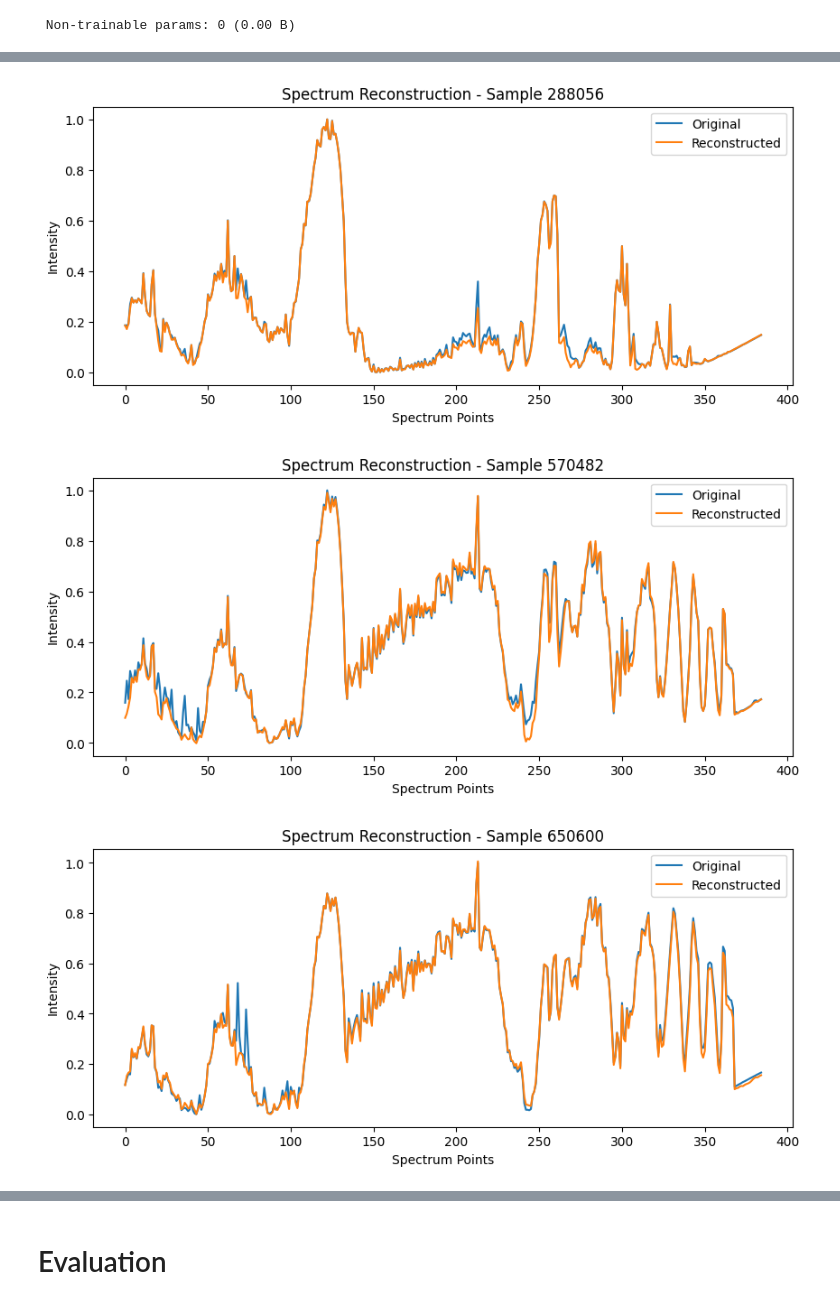
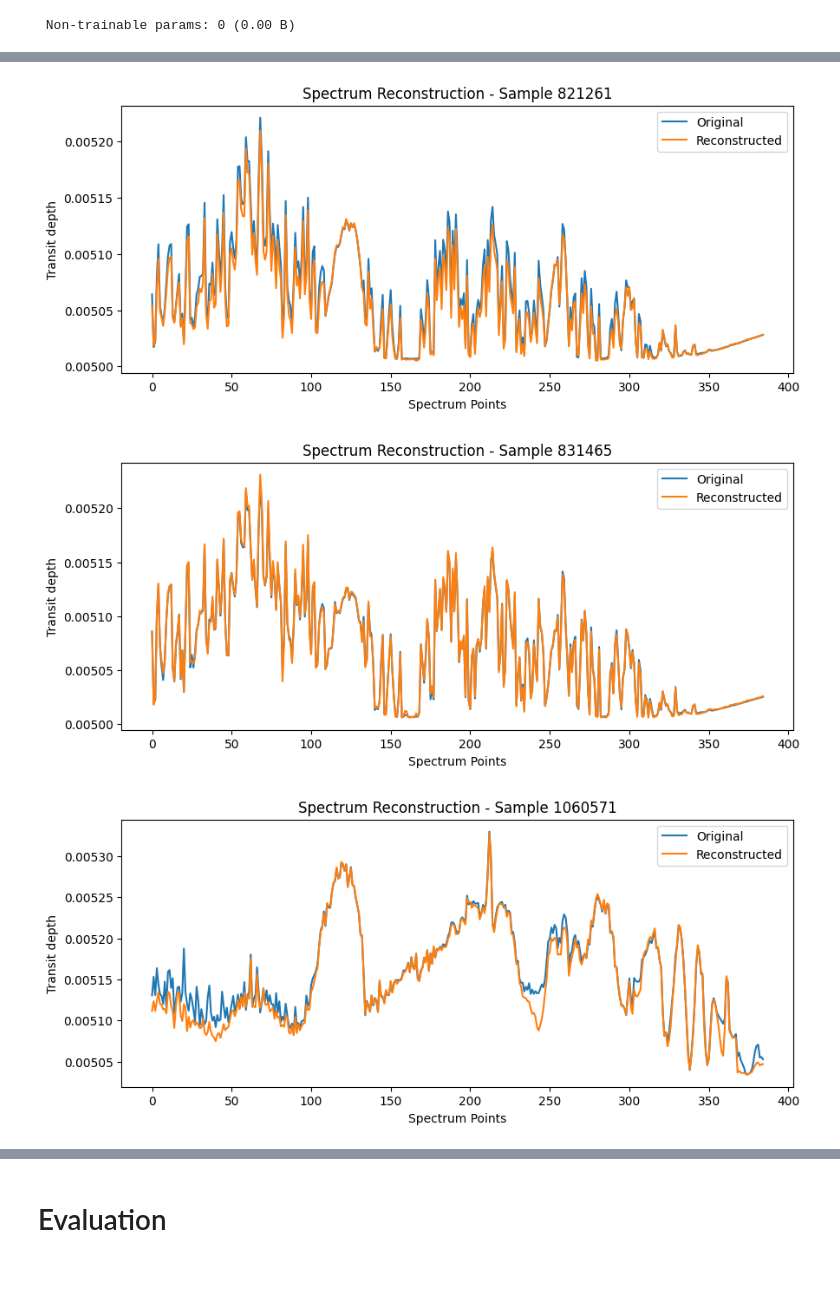
Before and after one commit to D4san/gdaespec, a Jupyter notebook: training-and-experiments/Earth_like_Atmosphere/01_G-DAE.ipynb, the cells around one changed output, grey strips where cells are left out. Cells and saved outputs as stored; diff of their text form; code cells hidden in the pictures; blank space fills up the shorter version.

Commit message:
Normalization tests

```diff
--- a/training-and-experiments/Earth_like_Atmosphere/01_G-DAE.ipynb
+++ b/training-and-experiments/Earth_like_Atmosphere/01_G-DAE.ipynb
@@ -553,3 +623,35 @@ gc.collect()
 len(X_train_noisy) +  len(X_test_noisy)
 # %% [output]
 5905960
+# %%
+import numpy as np
+import matplotlib.pyplot as plt
+
+# 1. Seleccionar 10 índices aleatorios del conjunto de entrenamiento
+num_samples = 10
+random_indices = np.random.choice(len(X_train_noisy), num_samples, replace=False)
+
+# 2. Configurar la cuadrícula de visualización (5 filas x 2 columnas)
+fig, axes = plt.subplots(5, 2, figsize=(16, 22), sharex=True)
+axes = axes.flatten()
+
+for i, idx in enumerate(random_indices):
+    ax = axes[i]
+
+    # Graficar espectro limpio (azul) y ruidoso (naranja) en espacio logarítmico
+    # Usamos la variable 'waves' (longitud de onda) para el eje X
+    ax.plot(waves, X_train_clean[idx][::-1], label="Limpio (Log)", color="#1f77b4", alpha=0.8, lw=1.5)
+    ax.plot(waves, X_train_noisy[idx][::-1], label="Con Ruido (Log)", color="#ff7f0e", alpha=0.6, lw=1.0)
+
+    ax.set_title(f"Muestra de Entrenamiento - Índice {idx}", fontsize=11, fontweight='bold')
+    ax.set_ylabel("log(depth / ref_flat)", fontsize=9)
+    ax.grid(True, linestyle="--", alpha=0.5)
+
+    # Mostrar etiqueta del eje X solo en la última fila
+    if i >= 8:
+        ax.set_xlabel("Longitud de onda ($\mu$m)", fontsize=10)
+
+    ax.legend(fontsize=8, loc="upper right")
+
+plt.tight_layout()
+plt.show()
@@ -702,18 +813,20 @@ plt.grid(True)
 plt.show()
 
 # Predict reconstructed spectra on test data
-decoded_spectra = autoencoder.predict(X_test_noisy)
+decoded_spectra_log = autoencoder.predict(X_test_noisy)
+decoded_spectra = from_log_ratio(decoded_spectra_log, ref_flat)
+X_test_clean_physical = from_log_ratio(X_test_clean, ref_flat)
 
-# Visualize a few reconstructions
+# Visualize a few reconstructions in physical transit depth
 num_samples = 5  # Number of samples to visualize
 indices = np.random.choice(len(X_test_noisy), num_samples, replace=False)
 
 for idx in indices:
     plt.figure(figsize=(10, 4))
-    plt.plot(X_test_clean[idx].flatten(), label="Original")
+    plt.plot(X_test_clean_physical[idx].flatten(), label="Original")
     plt.plot(decoded_spectra[idx].flatten(), label="Reconstructed")
     plt.xlabel("Spectrum Points")
-    plt.ylabel("Intensity")
+    plt.ylabel("Transit depth")
     plt.title(f"Spectrum Reconstruction - Sample {idx}")
     plt.legend()
     plt.show()
@@ -740,3 +853,3 @@ Epoch 51/100
-[figure, old version]
+[figure, new version]
-[figure, old version]
+[figure, new version]
-[figure, old version]
+[figure, new version]
```
Also changed, not shown: parts of 19 cells of this notebook, 40 other files.
